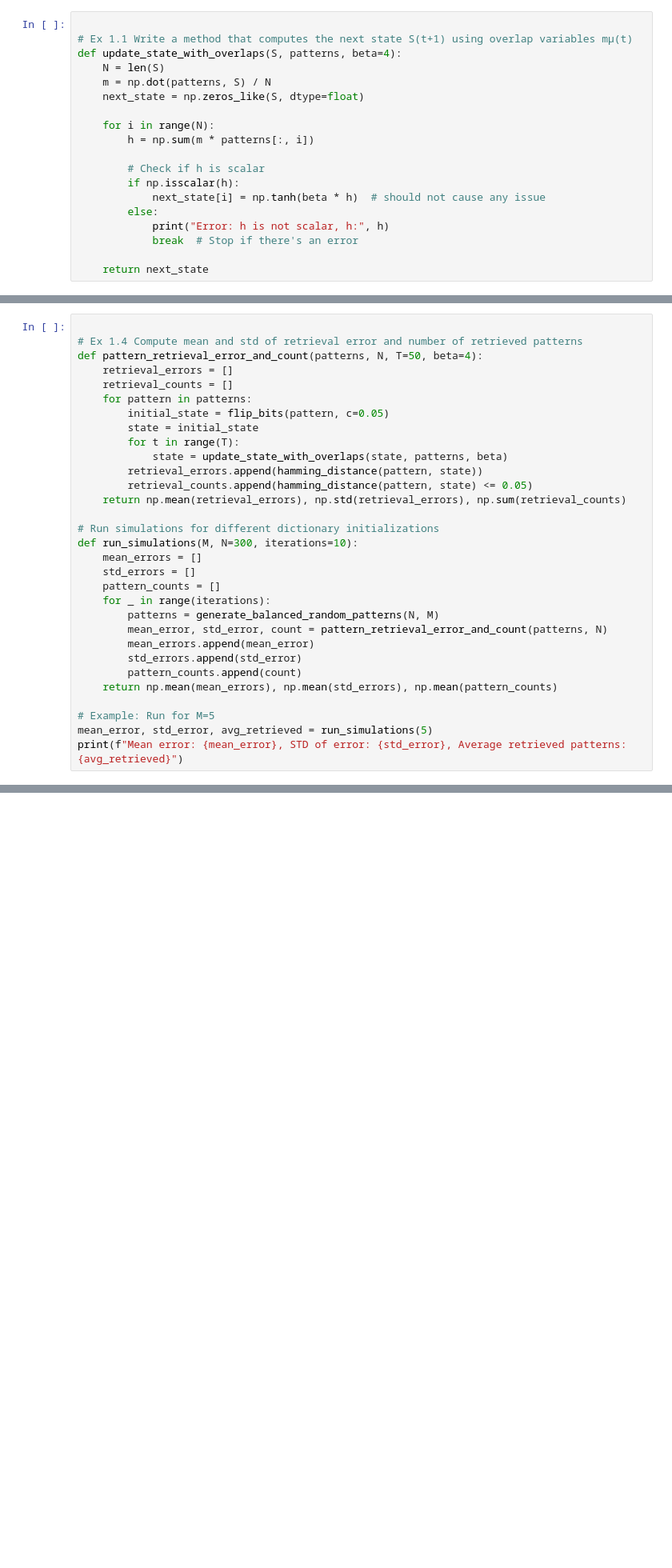
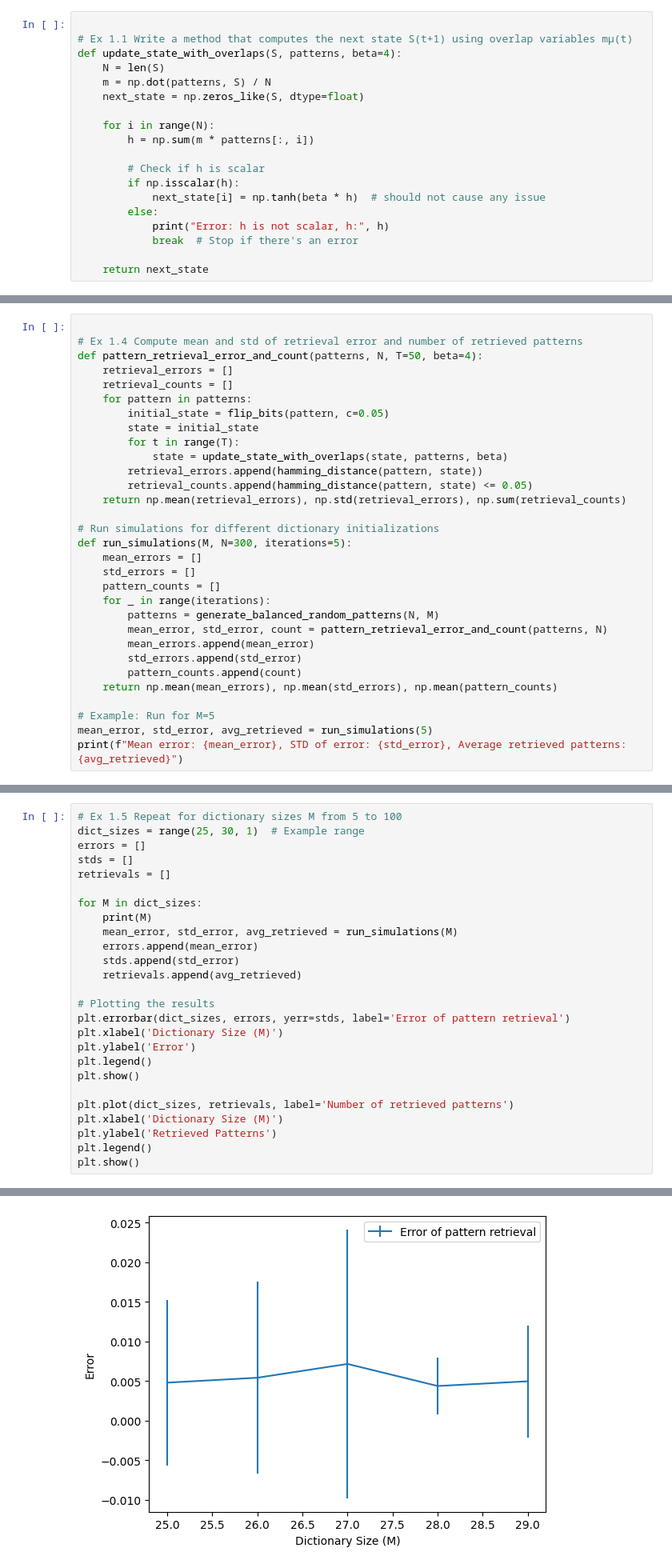
Before and after one commit to AdrienFeillard/CNNN-project, a Jupyter notebook: main.ipynb, the cells around one changed output, grey strips where cells are left out. Shown at 80% size. Drawn from its saved outputs; the diff is of its cells as text; blank space fills up the shorter version.

```diff
--- a/main.ipynb
+++ b/main.ipynb
@@ -199,7 +198,7 @@ def pattern_retrieval_error_and_count(patterns, N, T=50, beta=4):
     return np.mean(retrieval_errors), np.std(retrieval_errors), np.sum(retrieval_counts)
 
 # Run simulations for different dictionary initializations
-def run_simulations(M, N=300, iterations=10):
+def run_simulations(M, N=300, iterations=5):
     mean_errors = []
     std_errors = []
     pattern_counts = []
@@ -243,0 +290,27 @@ plt.show()
+# %%
+# Ex 1.5 Repeat for dictionary sizes M from 5 to 100
+dict_sizes = range(25, 30, 1)  # Example range
+errors = []
+stds = []
+retrievals = []
+
+for M in dict_sizes:
+    print(M)
+    mean_error, std_error, avg_retrieved = run_simulations(M)
+    errors.append(mean_error)
+    stds.append(std_error)
+    retrievals.append(avg_retrieved)
+
+# Plotting the results
+plt.errorbar(dict_sizes, errors, yerr=stds, label='Error of pattern retrieval')
+plt.xlabel('Dictionary Size (M)')
+plt.ylabel('Error')
+plt.legend()
+plt.show()
+
+plt.plot(dict_sizes, retrievals, label='Number of retrieved patterns')
+plt.xlabel('Dictionary Size (M)')
+plt.ylabel('Retrieved Patterns')
+plt.legend()
+plt.show()
+# %% [output]
@@ -243,0 +322 @@ plt.show()
+[figure, added]
```
Also changed, not shown: parts of 7 cells of this notebook.
